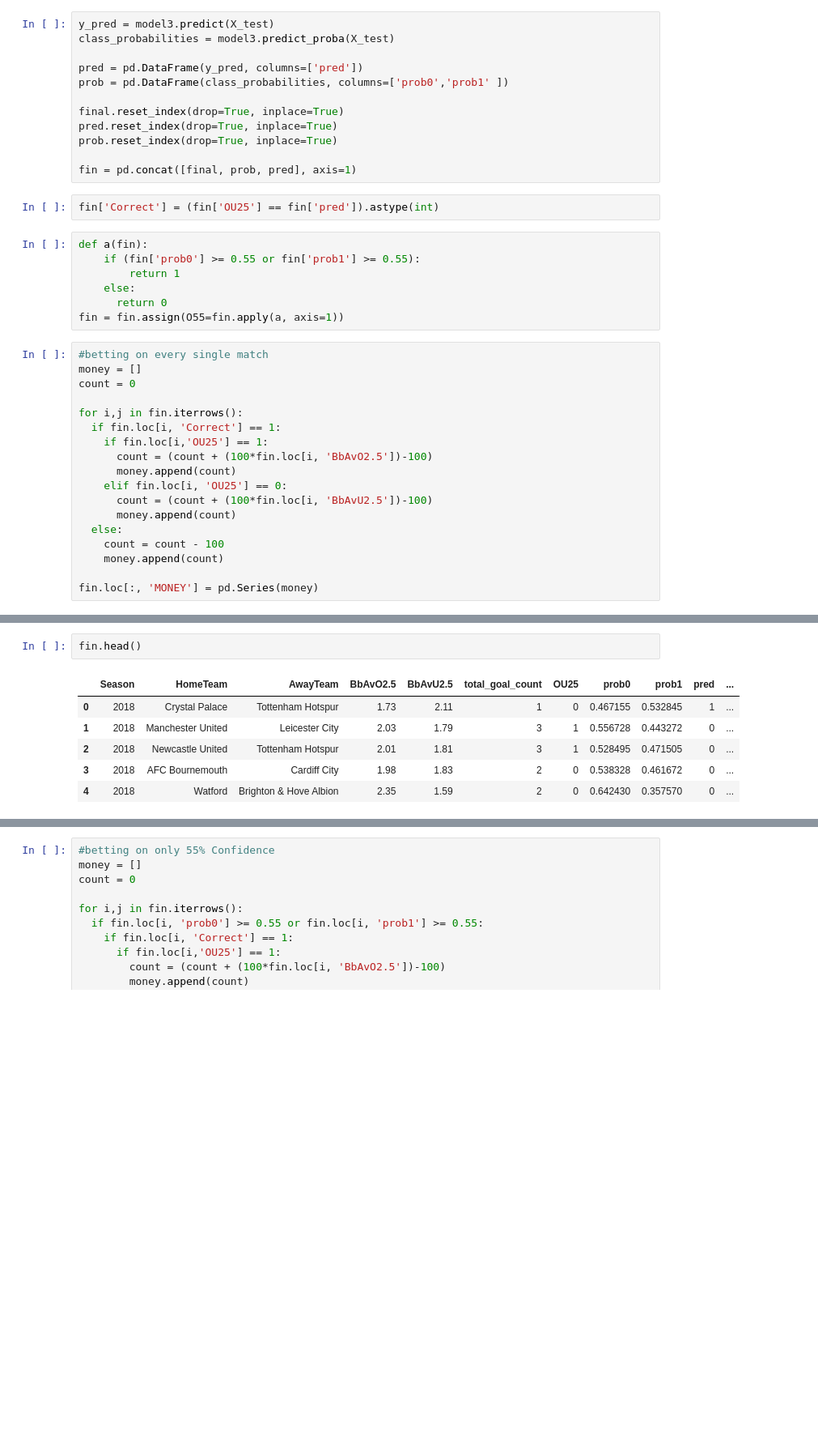
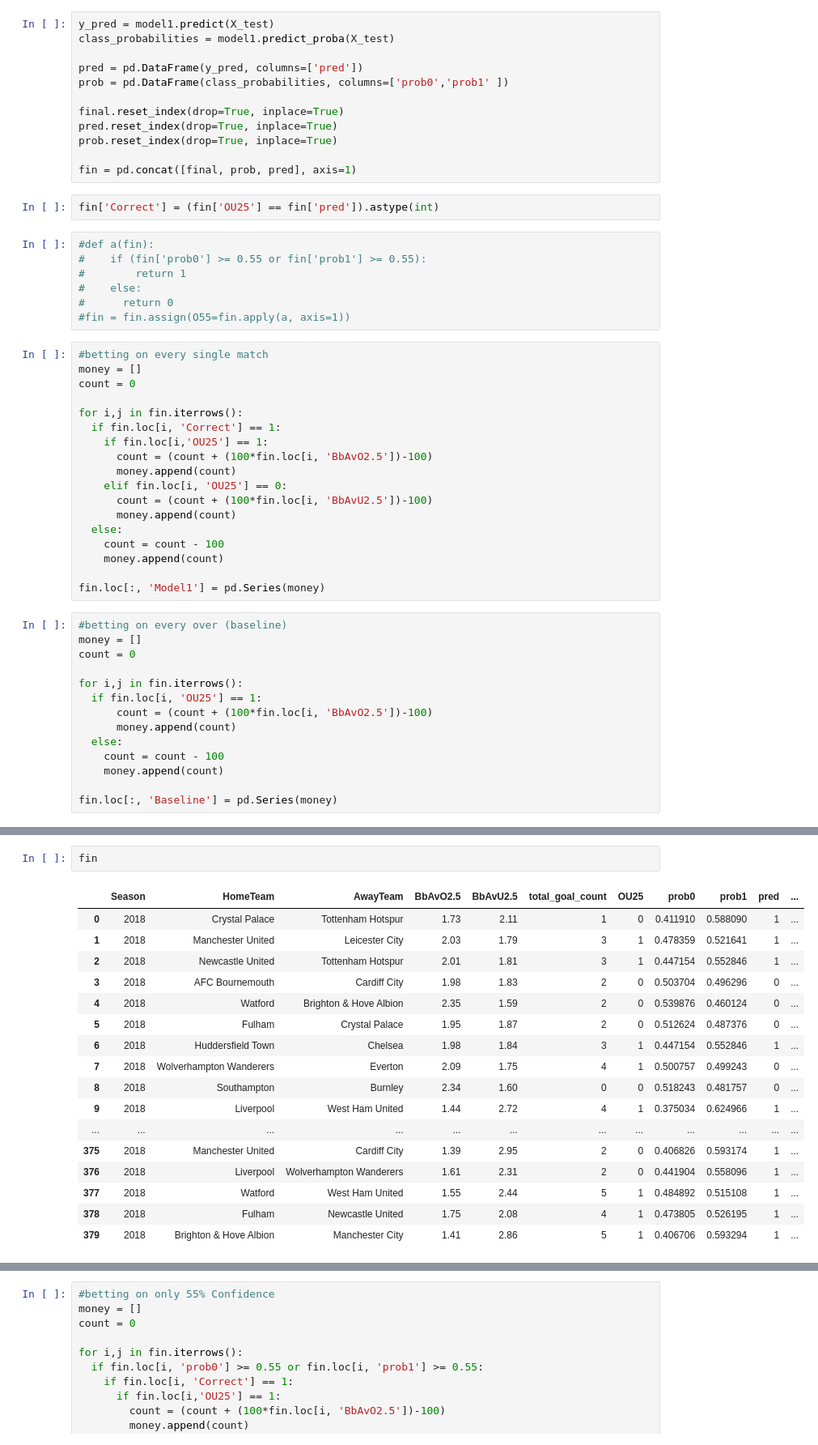
Before and after one commit to eduardopadilla3/Unit2_BW_code, a Jupyter notebook: Unit2project.ipynb, the cells around one changed output, grey strips where cells are left out. Shown: that part at 81% size. Drawn from its saved outputs; the diff is of its cells as text; blank space fills up the shorter version.

```diff
--- a/Unit2project.ipynb
+++ b/Unit2project.ipynb
@@ -470,8 +492,8 @@ df1.head()
 final = df[['Season', 'HomeTeam', 'AwayTeam', 'BbAvO2.5', 'BbAvU2.5', 'total_goal_count', 'OU25']]
 final = final.query('Season == "2018"')
 # %%
-y_pred = model3.predict(X_test)
-class_probabilities = model3.predict_proba(X_test)
+y_pred = model1.predict(X_test)
+class_probabilities = model1.predict_proba(X_test)
 
 pred = pd.DataFrame(y_pred, columns=['pred'])
 prob = pd.DataFrame(class_probabilities, columns=['prob0','prob1' ])
@@ -484,12 +506,12 @@ fin = pd.concat([final, prob, pred], axis=1)
 # %%
 fin['Correct'] = (fin['OU25'] == fin['pred']).astype(int)
 # %%
-def a(fin):
-    if (fin['prob0'] >= 0.55 or fin['prob1'] >= 0.55):
-        return 1
-    else:
-      return 0
-fin = fin.assign(O55=fin.apply(a, axis=1))
+#def a(fin):
+#    if (fin['prob0'] >= 0.55 or fin['prob1'] >= 0.55):
+#        return 1
+#    else:
+#      return 0
+#fin = fin.assign(O55=fin.apply(a, axis=1))
 # %%
 #betting on every single match
 money = []
@@ -507,4 +529,18 @@ for i,j in fin.iterrows():
     count = count - 100
     money.append(count)
 
-fin.loc[:, 'MONEY'] = pd.Series(money)
+fin.loc[:, 'Model1'] = pd.Series(money)
+# %%
+#betting on every over (baseline)
+money = []
+count = 0
+
+for i,j in fin.iterrows():
+  if fin.loc[i, 'OU25'] == 1:
+      count = (count + (100*fin.loc[i, 'BbAvO2.5'])-100)
+      money.append(count)
+  else:
+    count = count - 100
+    money.append(count)
+
+fin.loc[:, 'Baseline'] = pd.Series(money)
@@ -511,9 +553,20 @@ fin.loc[:, 'MONEY'] = pd.Series(money)
 # %%
-fin.head()
+fin
 # %% [output]
 |  | Season | HomeTeam | AwayTeam | BbAvO2.5 | BbAvU2.5 | total_goal_count | OU25 | prob0 | prob1 | pred | ... |
-| 0 | 2018 | Crystal Palace | Tottenham Hotspur | 1.73 | 2.11 | 1 | 0 | 0.467155 | 0.532845 | 1 | ... |
-| 1 | 2018 | Manchester United | Leicester City | 2.03 | 1.79 | 3 | 1 | 0.556728 | 0.443272 | 0 | ... |
-| 2 | 2018 | Newcastle United | Tottenham Hotspur | 2.01 | 1.81 | 3 | 1 | 0.528495 | 0.471505 | 0 | ... |
-| 3 | 2018 | AFC Bournemouth | Cardiff City | 1.98 | 1.83 | 2 | 0 | 0.538328 | 0.461672 | 0 | ... |
-| 4 | 2018 | Watford | Brighton & Hove Albion | 2.35 | 1.59 | 2 | 0 | 0.642430 | 0.357570 | 0 | ... |
+| 0 | 2018 | Crystal Palace | Tottenham Hotspur | 1.73 | 2.11 | 1 | 0 | 0.411910 | 0.588090 | 1 | ... |
+| 1 | 2018 | Manchester United | Leicester City | 2.03 | 1.79 | 3 | 1 | 0.478359 | 0.521641 | 1 | ... |
+| 2 | 2018 | Newcastle United | Tottenham Hotspur | 2.01 | 1.81 | 3 | 1 | 0.447154 | 0.552846 | 1 | ... |
+| 3 | 2018 | AFC Bournemouth | Cardiff City | 1.98 | 1.83 | 2 | 0 | 0.503704 | 0.496296 | 0 | ... |
+| 4 | 2018 | Watford | Brighton & Hove Albion | 2.35 | 1.59 | 2 | 0 | 0.539876 | 0.460124 | 0 | ... |
+| 5 | 2018 | Fulham | Crystal Palace | 1.95 | 1.87 | 2 | 0 | 0.512624 | 0.487376 | 0 | ... |
+| 6 | 2018 | Huddersfield Town | Chelsea | 1.98 | 1.84 | 3 | 1 | 0.447154 | 0.552846 | 1 | ... |
+| 7 | 2018 | Wolverhampton Wanderers | Everton | 2.09 | 1.75 | 4 | 1 | 0.500757 | 0.499243 | 0 | ... |
+| 8 | 2018 | Southampton | Burnley | 2.34 | 1.60 | 0 | 0 | 0.518243 | 0.481757 | 0 | ... |
+| 9 | 2018 | Liverpool | West Ham United | 1.44 | 2.72 | 4 | 1 | 0.375034 | 0.624966 | 1 | ... |
+| ... | ... | ... | ... | ... | ... | ... | ... | ... | ... | ... | ... |
+| 375 | 2018 | Manchester United | Cardiff City | 1.39 | 2.95 | 2 | 0 | 0.406826 | 0.593174 | 1 | ... |
+| 376 | 2018 | Liverpool | Wolverhampton Wanderers | 1.61 | 2.31 | 2 | 0 | 0.441904 | 0.558096 | 1 | ... |
+| 377 | 2018 | Watford | West Ham United | 1.55 | 2.44 | 5 | 1 | 0.484892 | 0.515108 | 1 | ... |
+| 378 | 2018 | Fulham | Newcastle United | 1.75 | 2.08 | 4 | 1 | 0.473805 | 0.526195 | 1 | ... |
+| 379 | 2018 | Brighton & Hove Albion | Manchester City | 1.41 | 2.86 | 5 | 1 | 0.406706 | 0.593294 | 1 | ... |
```
Also changed, not shown: parts of 22 cells of this notebook.
